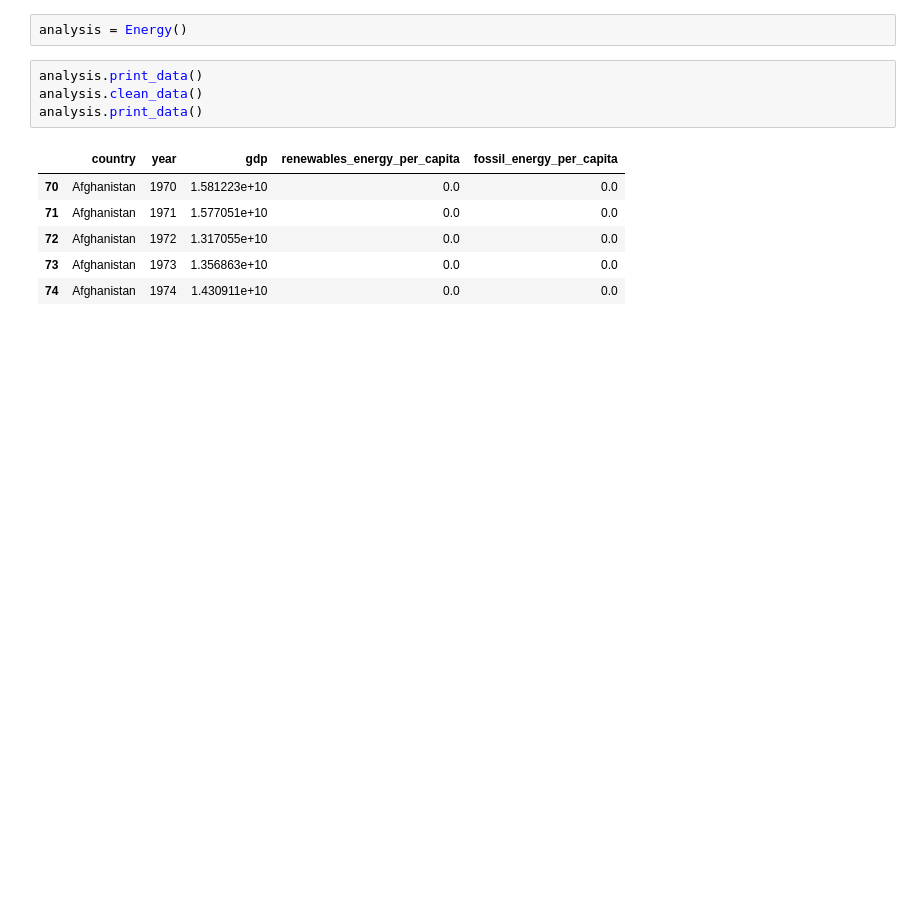
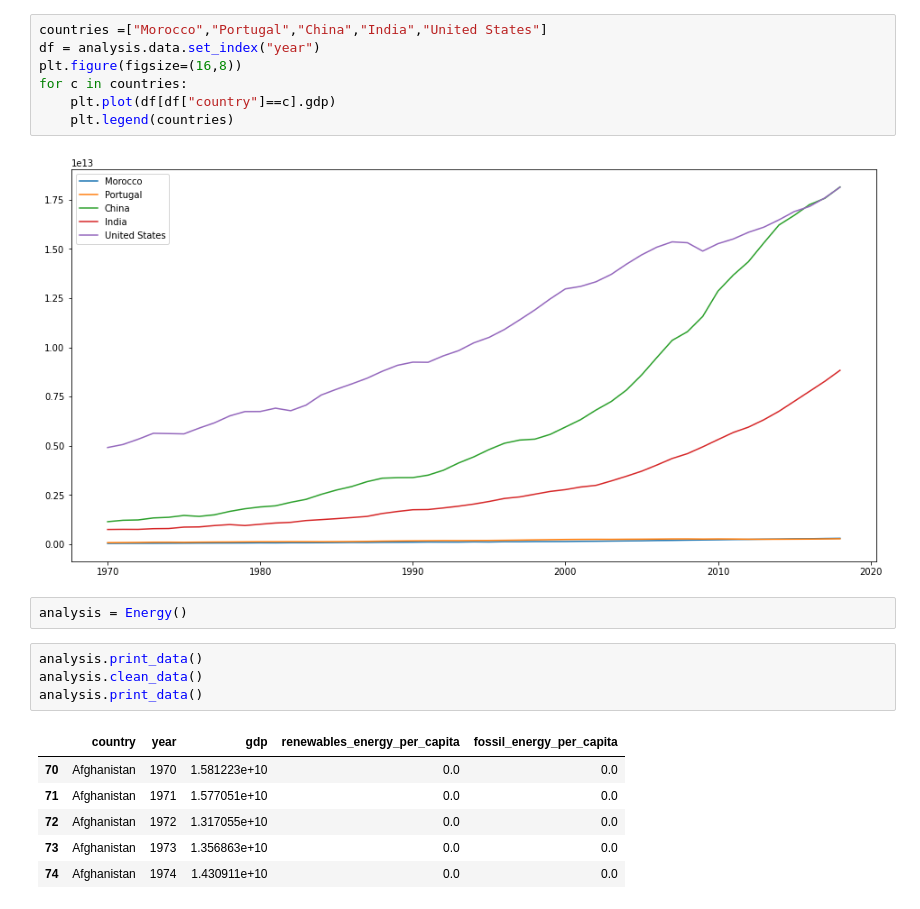
Before and after one commit to simibi28/itp_gp_2022, a Jupyter notebook: itp_groupproject.ipynb, the cells around one changed output. Saved outputs shown, nothing was run; the diff lists cells and outputs as text; blank space fills up the shorter version.

Commit message:
Addeed plots

```diff
--- a/itp_groupproject.ipynb
+++ b/itp_groupproject.ipynb
@@ -25,3 +45,12 @@ class Energy:
+# %%
+countries =["Morocco","Portugal","China","India","United States"]
+df = analysis.data.set_index("year")
+plt.figure(figsize=(16,8))
+for c in countries:
+    plt.plot(df[df["country"]==c].gdp)
+    plt.legend(countries)
+# %% [output]
+[figure, added]
 # %%
 analysis = Energy()
 # %%
```
Also changed, not shown: parts of 4 cells of this notebook.
